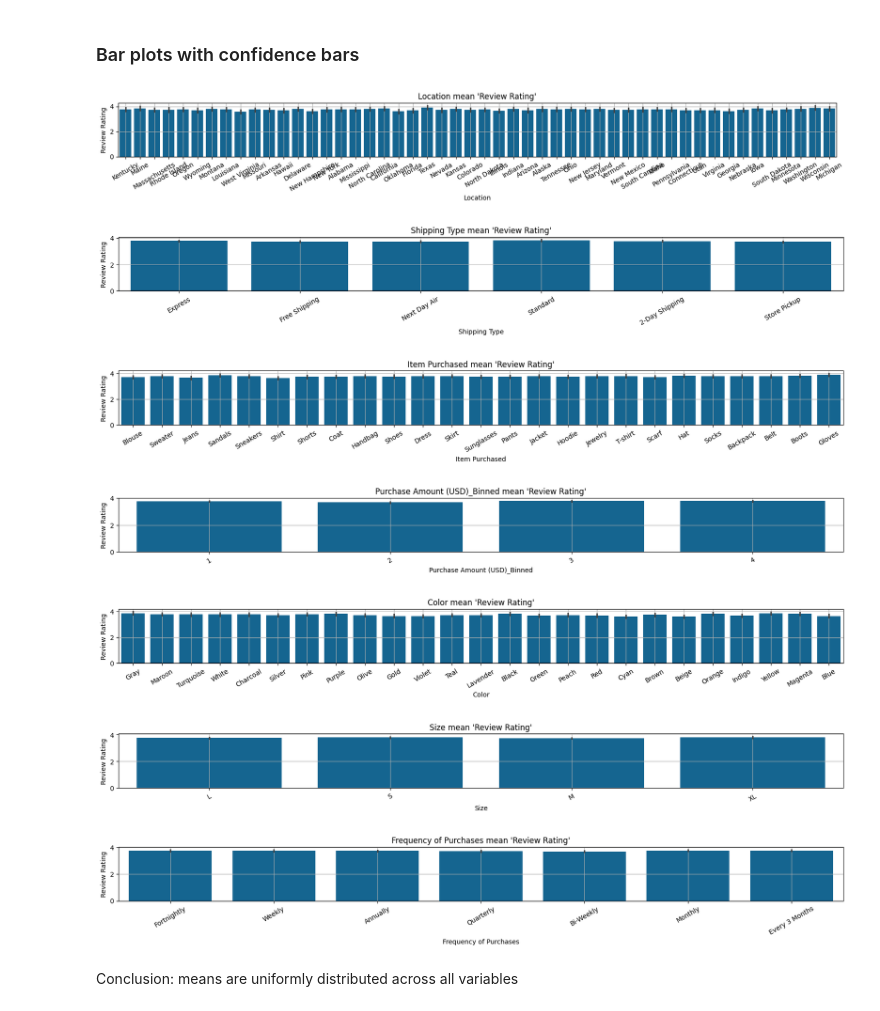
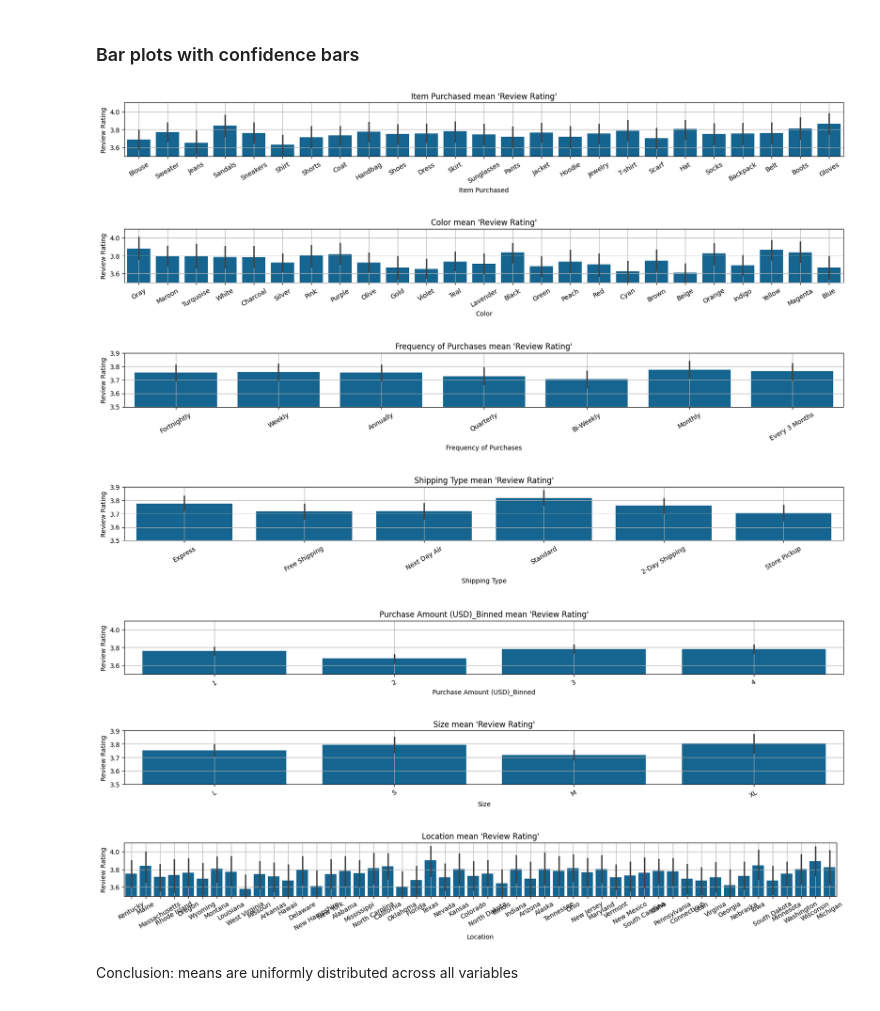
Before and after one commit to Leeishere/Consumer_Habits, a Jupyter notebook: Analyze_Reviews.ipynb, the cells around one changed output. Drawn from its saved outputs; the diff is of its cells as text; code cells hidden in the pictures.

```diff
--- a/Analyze_Reviews.ipynb
+++ b/Analyze_Reviews.ipynb
@@ -220,22 +220,26 @@ insignificant_relationships.sort_values(by=['Col_a','P-Value'], ascending=True)
 # %%
 x_axises=list(set(insignificant_relationships['Col_a'].tolist()+significant_relationships['Col_a'].tolist()))
 plt.style.use('tableau-colorblind10')
 for x_axis in x_axises:
 
     plt.figure(figsize=(20,1.5))
     plt.title(f"{x_axis} mean 'Review Rating'")
     sns.barplot(data=df,x=df[x_axis],y=df['Review Rating'],estimator='mean',errorbar=('ci',95))
     plt.xticks(rotation=30)
+    if x_axis in ('Frequency of Purchases','Shipping Type','Purchase Amount (USD)','Size'):
+        plt.ylim((3.5,3.9))
+    else:
+        plt.ylim((3.5,4.1))
     plt.grid()
     plt.show()
 # %% [output]
-[figure, old version]
+[figure, new version]
-[figure, old version]
+[figure, new version]
-[figure, old version]
+[figure, new version]
-[figure, old version]
+[figure, new version]
-[figure, old version]
+[figure, new version]
-[figure, old version]
+[figure, new version]
-[figure, old version]
+[figure, new version]
 # %% [markdown]
 Conclusion: means are uniformly distributed across all variables
 # %% [markdown]
```
